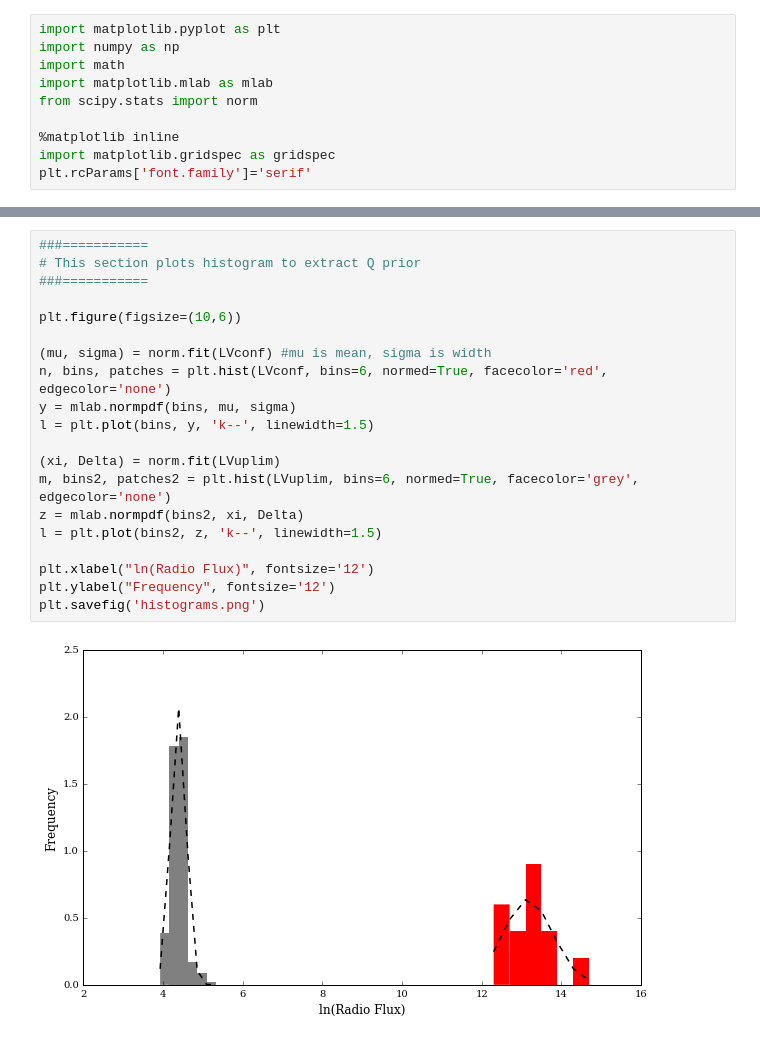
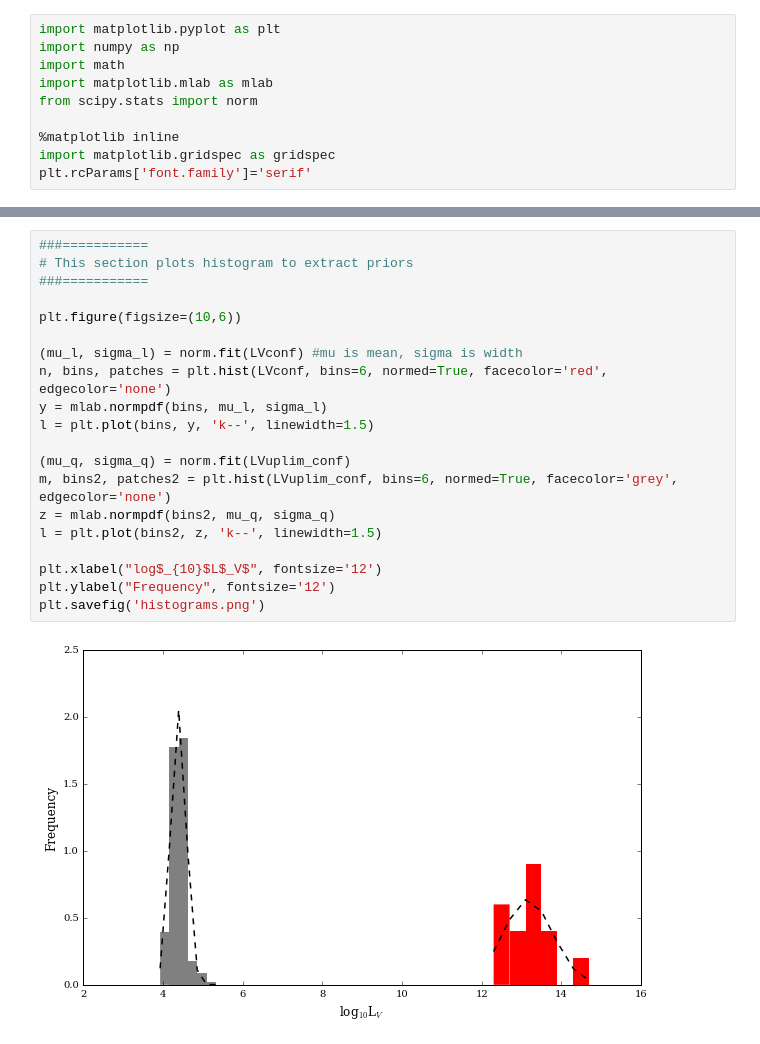
Before and after one commit to elliesch/python_codes, a Jupyter notebook: MixtureModel.ipynb, the cells around one changed output, grey strips where cells are left out. Drawn from its saved outputs; the diff is of its cells as text.

Commit message:
updated likelihood function and plots

```diff
--- a/MixtureModel.ipynb
+++ b/MixtureModel.ipynb
@@ -48,22 +83,22 @@ LVtotal = np.concatenate((LVconf, LVuplim))
 # %%
 ###===========
-# This section plots histogram to extract Q prior
+# This section plots histogram to extract priors
 ###===========
 
 plt.figure(figsize=(10,6))
 
-(mu, sigma) = norm.fit(LVconf) #mu is mean, sigma is width
+(mu_l, sigma_l) = norm.fit(LVconf) #mu is mean, sigma is width
 n, bins, patches = plt.hist(LVconf, bins=6, normed=True, facecolor='red', edgecolor='none')
-y = mlab.normpdf(bins, mu, sigma)
+y = mlab.normpdf(bins, mu_l, sigma_l)
 l = plt.plot(bins, y, 'k--', linewidth=1.5)
 
-(xi, Delta) = norm.fit(LVuplim)
-m, bins2, patches2 = plt.hist(LVuplim, bins=6, normed=True, facecolor='grey', edgecolor='none')
-z = mlab.normpdf(bins2, xi, Delta)
+(mu_q, sigma_q) = norm.fit(LVuplim_conf)
+m, bins2, patches2 = plt.hist(LVuplim_conf, bins=6, normed=True, facecolor='grey', edgecolor='none')
+z = mlab.normpdf(bins2, mu_q, sigma_q)
 l = plt.plot(bins2, z, 'k--', linewidth=1.5)
 
-plt.xlabel("ln(Radio Flux)", fontsize='12')
+plt.xlabel("log$_{10}$L$_V$", fontsize='12')
 plt.ylabel("Frequency", fontsize='12')
 plt.savefig('histograms.png')
 # %% [output]
-[figure, old version]
+[figure, new version]
```
Also changed, not shown: parts of 5 cells of this notebook.
